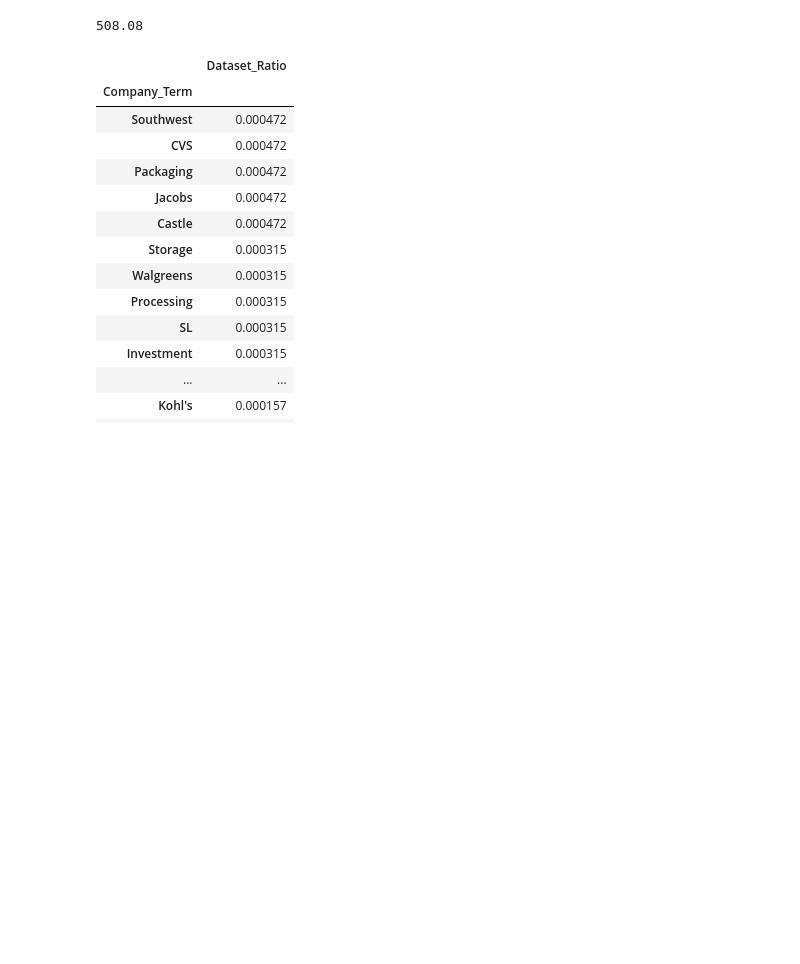
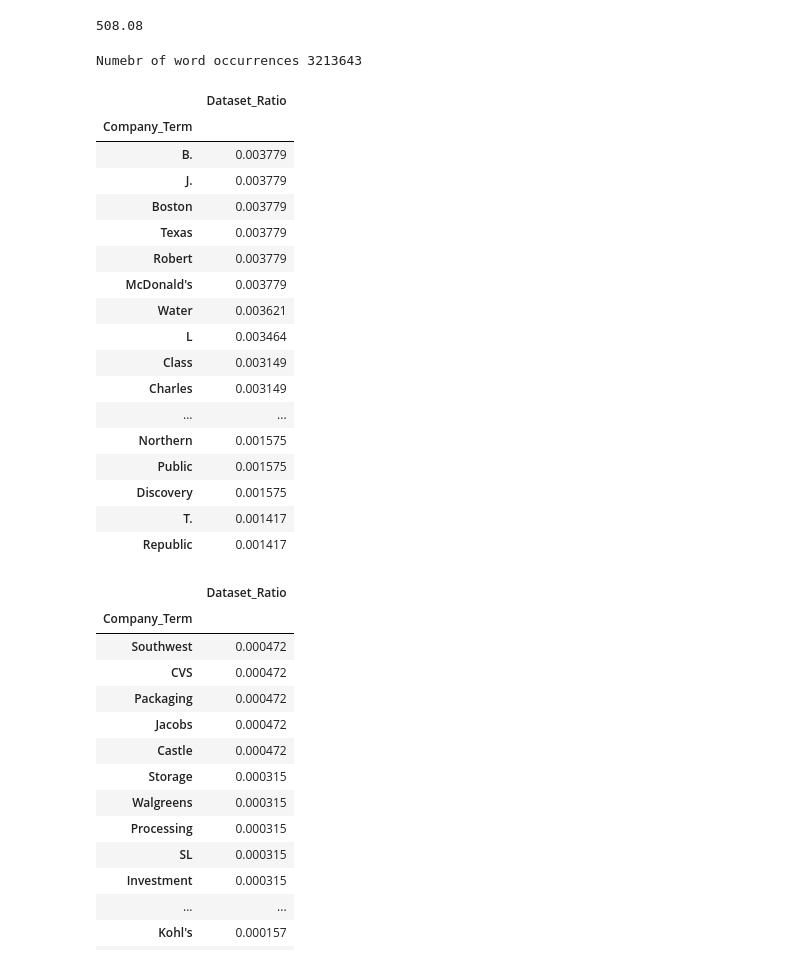
Before and after one commit to dattasiddhartha/QuantTrading_Decal, a Jupyter notebook: Failed_trading_strategy_top15_prevalence.ipynb, the cells around one changed output. Cells and saved outputs as stored; diff of their text form; code cells hidden in the pictures; blank space fills up the shorter version.

```diff
--- a/Failed_trading_strategy_top15_prevalence.ipynb
+++ b/Failed_trading_strategy_top15_prevalence.ipynb
@@ -188,6 +188,34 @@ eval_frame2=eval_frame.groupby(['Company_Term']).sum().sort_values('Dataset_Rati
 len(video_subtitle_data)*0.08
 # %% [output]
 508.08
+# %%
+counter=0
+for i in video_subtitle_data['wordlist']:
+    counter=counter+len(i)
+print("Numebr of word occurrences", counter)
+# %% [output]
+Numebr of word occurrences 3213643
+# %%
+eval_frame2[50:100]
+# %% [output]
+|  | Dataset_Ratio |
+| Company_Term |  |
+| B. | 0.003779 |
+| J. | 0.003779 |
+| Boston | 0.003779 |
+| Texas | 0.003779 |
+| Robert | 0.003779 |
+| McDonald's | 0.003779 |
+| Water | 0.003621 |
+| L | 0.003464 |
+| Class | 0.003149 |
+| Charles | 0.003149 |
+| ... | ... |
+| Northern | 0.001575 |
+| Public | 0.001575 |
+| Discovery | 0.001575 |
+| T. | 0.001417 |
+| Republic | 0.001417 |
 # %%
 eval_frame2[200:250]
 # %% [output]
```
Also changed, not shown: parts of 1 cell of this notebook.
